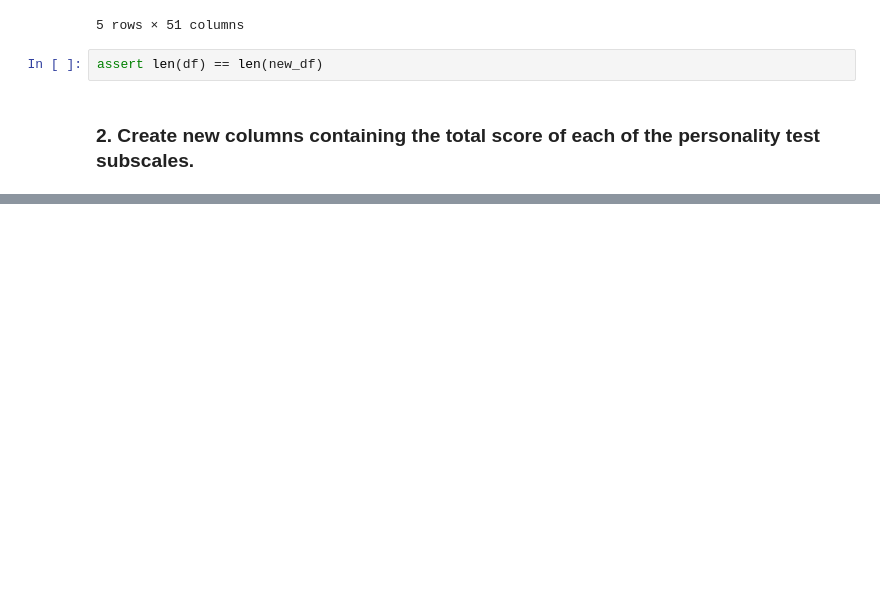
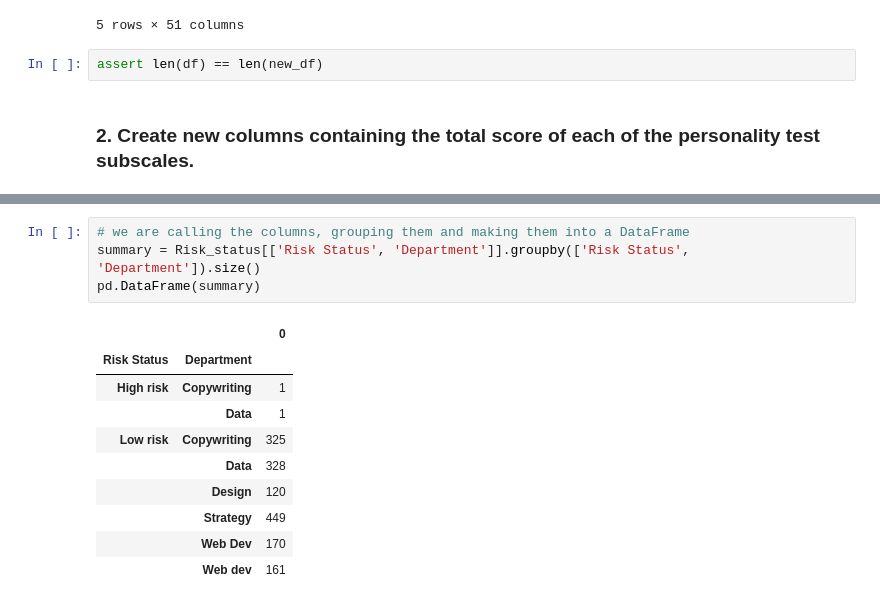
Before and after one commit to thabomayika/data_wrangling, a Jupyter notebook: data_wrangling.ipynb, the cells around one changed output, grey strips where cells are left out. Cells and saved outputs as stored; diff of their text form; blank space fills up the shorter version.

```diff
--- a/data_wrangling.ipynb
+++ b/data_wrangling.ipynb
@@ -181,0 +206,15 @@ df.loc[85:1171, :]
+# %%
+# we are calling the columns, grouping them and making them into a DataFrame
+summary = Risk_status[['Risk Status', 'Department']].groupby(['Risk Status', 'Department']).size()
+pd.DataFrame(summary)
+# %% [output]
+|  |  | 0 |
+| Risk Status | Department |  |
+| High risk | Copywriting | 1 |
+|  | Data | 1 |
+| Low risk | Copywriting | 325 |
+|  | Data | 328 |
+|  | Design | 120 |
+|  | Strategy | 449 |
+|  | Web Dev | 170 |
+|  | Web dev | 161 |
```
Also changed, not shown: parts of 23 cells of this notebook, 1 other file.
